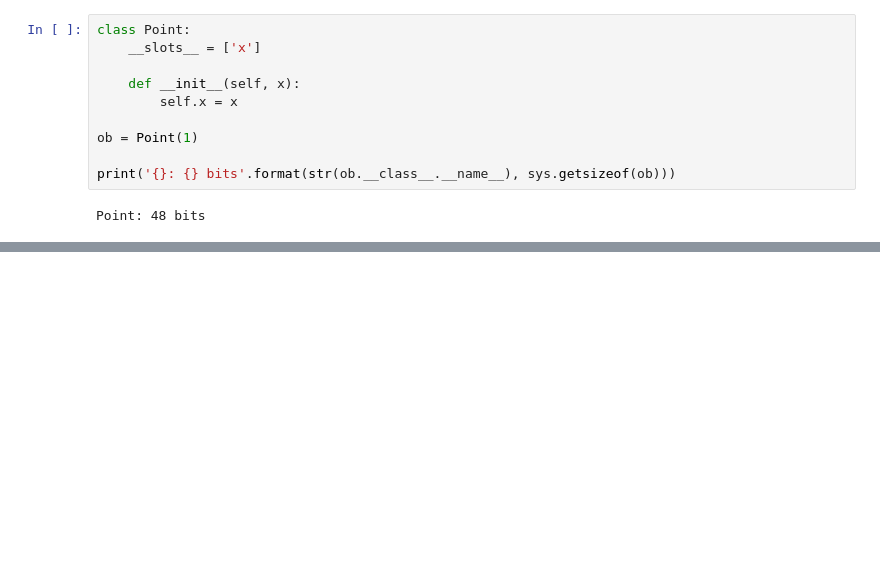
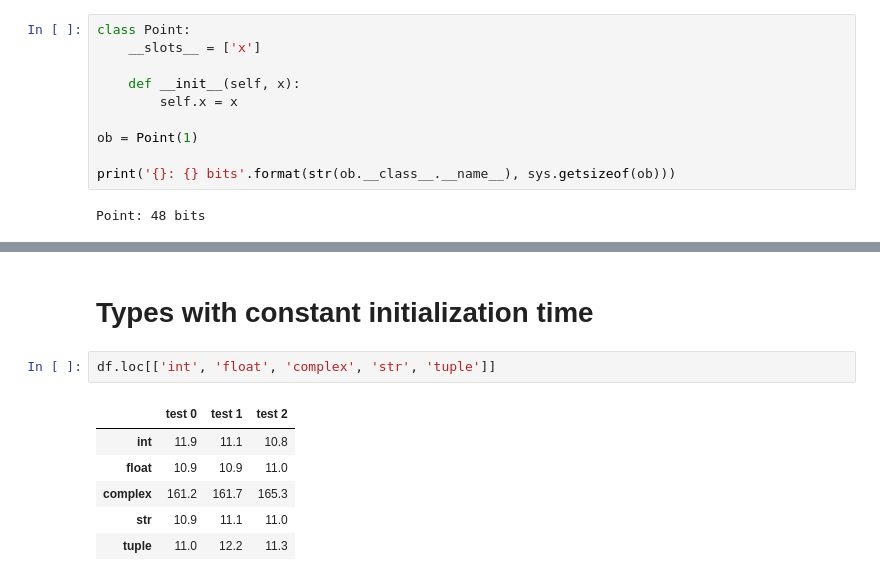
Before and after one commit to dsysoev/fun-with-python, a Jupyter notebook: python_types/memory and performance.ipynb, the cells around one changed output, grey strips where cells are left out. Saved outputs shown, nothing was run; the diff lists cells and outputs as text; blank space fills up the shorter version.

```diff
--- a/python_types/memory and performance.ipynb
+++ b/python_types/memory and performance.ipynb
@@ -396,0 +562,11 @@ Point: 48 bits
+# %% [markdown]
+# Types with constant initialization time
+# %%
+df.loc[['int', 'float', 'complex', 'str', 'tuple']]
+# %% [output]
+|  | test 0 | test 1 | test 2 |
+| int | 11.9 | 11.1 | 10.8 |
+| float | 10.9 | 10.9 | 11.0 |
+| complex | 161.2 | 161.7 | 165.3 |
+| str | 10.9 | 11.1 | 11.0 |
+| tuple | 11.0 | 12.2 | 11.3 |
```
Also changed, not shown: parts of 52 cells of this notebook.
